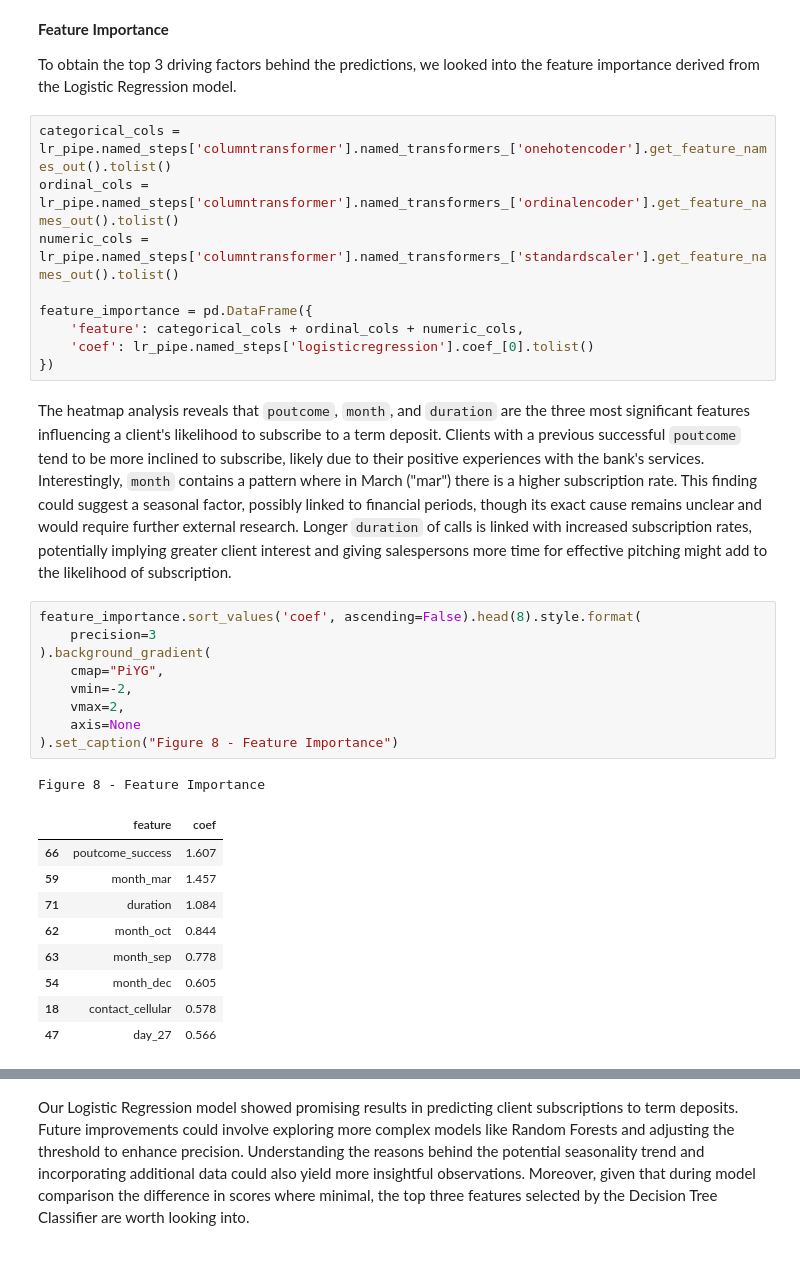
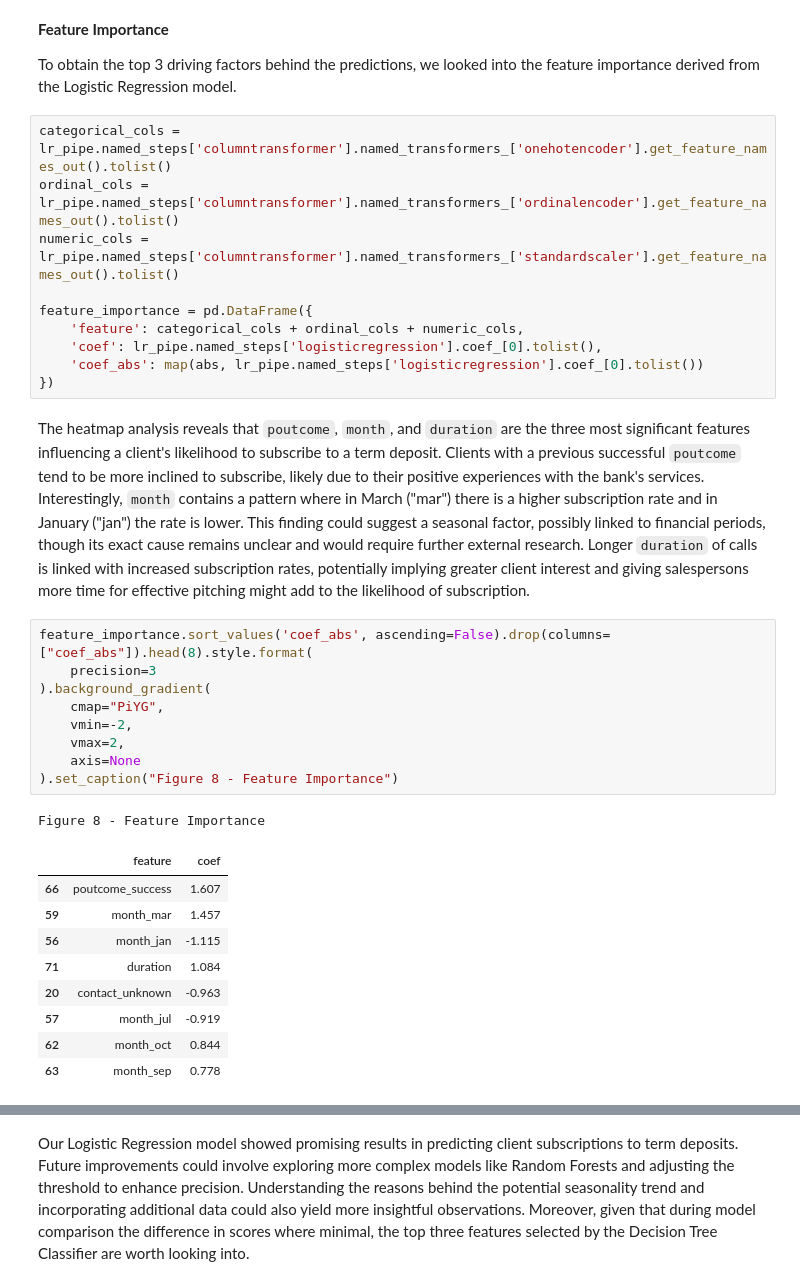
Before and after one commit to UBC-MDS/dsci522_group21, a Jupyter notebook: src/term_deposit_report.ipynb, the cells around one changed output, grey strips where cells are left out. Saved outputs shown, nothing was run; the diff lists cells and outputs as text.

Commit message:
using magnitude of coefficients for feature importance

```diff
--- a/src/term_deposit_report.ipynb
+++ b/src/term_deposit_report.ipynb
@@ -253,30 +253,31 @@ numeric_cols = lr_pipe.named_steps['columntransformer'].named_transformers_['sta
 
 feature_importance = pd.DataFrame({
     'feature': categorical_cols + ordinal_cols + numeric_cols,
-    'coef': lr_pipe.named_steps['logisticregression'].coef_[0].tolist()
+    'coef': lr_pipe.named_steps['logisticregression'].coef_[0].tolist(),
+    'coef_abs': map(abs, lr_pipe.named_steps['logisticregression'].coef_[0].tolist())
 })
 # %% [markdown]
-The heatmap analysis reveals that `poutcome`, `month`, and `duration` are the three most significant features influencing a client's likelihood to subscribe to a term deposit. Clients with a previous successful `poutcome` tend to be more inclined to subscribe, likely due to their positive experiences with the bank's services. Interestingly, `month` contains a pattern where in March ("mar") there is a higher subscription rate. This finding could suggest a seasonal factor, possibly linked to financial periods, though its exact cause remains unclear and would require further external research. Longer `duration` of calls is linked with increased subscription rates, potentially implying greater client interest and giving salespersons more time for effective pitching might add to the likelihood of subscription.
+The heatmap analysis reveals that `poutcome`, `month`, and `duration` are the three most significant features influencing a client's likelihood to subscribe to a term deposit. Clients with a previous successful `poutcome` tend to be more inclined to subscribe, likely due to their positive experiences with the bank's services. Interestingly, `month` contains a pattern where in March ("mar") there is a higher subscription rate and in January ("jan") the rate is lower. This finding could suggest a seasonal factor, possibly linked to financial periods, though its exact cause remains unclear and would require further external research. Longer `duration` of calls is linked with increased subscription rates, potentially implying greater client interest and giving salespersons more time for effective pitching might add to the likelihood of subscription.
 # %%
-feature_importance.sort_values('coef', ascending=False).head(8).style.format(
+feature_importance.sort_values('coef_abs', ascending=False).drop(columns=["coef_abs"]).head(8).style.format(
     precision=3
 ).background_gradient(
     cmap="PiYG",
     vmin=-2,
     vmax=2,
     axis=None
 ).set_caption("Figure 8 - Feature Importance")
 # %% [output]
 Figure 8 - Feature Importance
 |  | feature | coef |
 | 66 | poutcome_success | 1.607 |
 | 59 | month_mar | 1.457 |
+| 56 | month_jan | -1.115 |
 | 71 | duration | 1.084 |
+| 20 | contact_unknown | -0.963 |
+| 57 | month_jul | -0.919 |
 | 62 | month_oct | 0.844 |
 | 63 | month_sep | 0.778 |
-| 54 | month_dec | 0.605 |
-| 18 | contact_cellular | 0.578 |
-| 47 | day_27 | 0.566 |
 # %% [markdown]
 **Final Insights**
 - **Past Outcome:** A successful outcome in past campaigns increases the likelihood of subscription in future ones.
```
Also changed, not shown: parts of 2 cells of this notebook, 1 other file.
